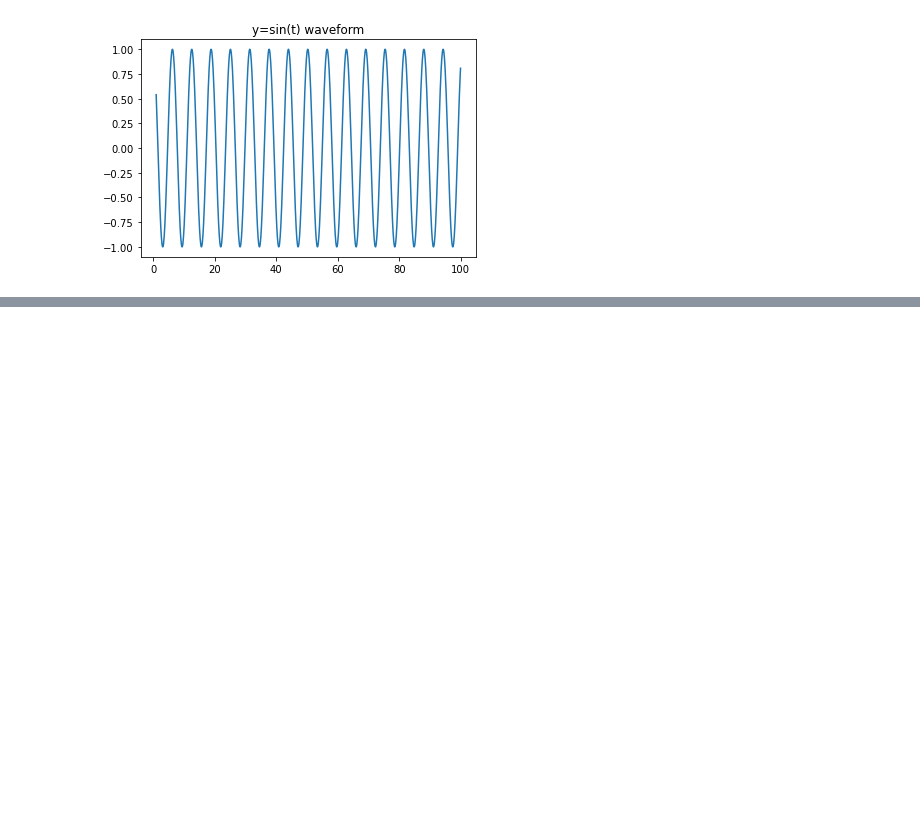
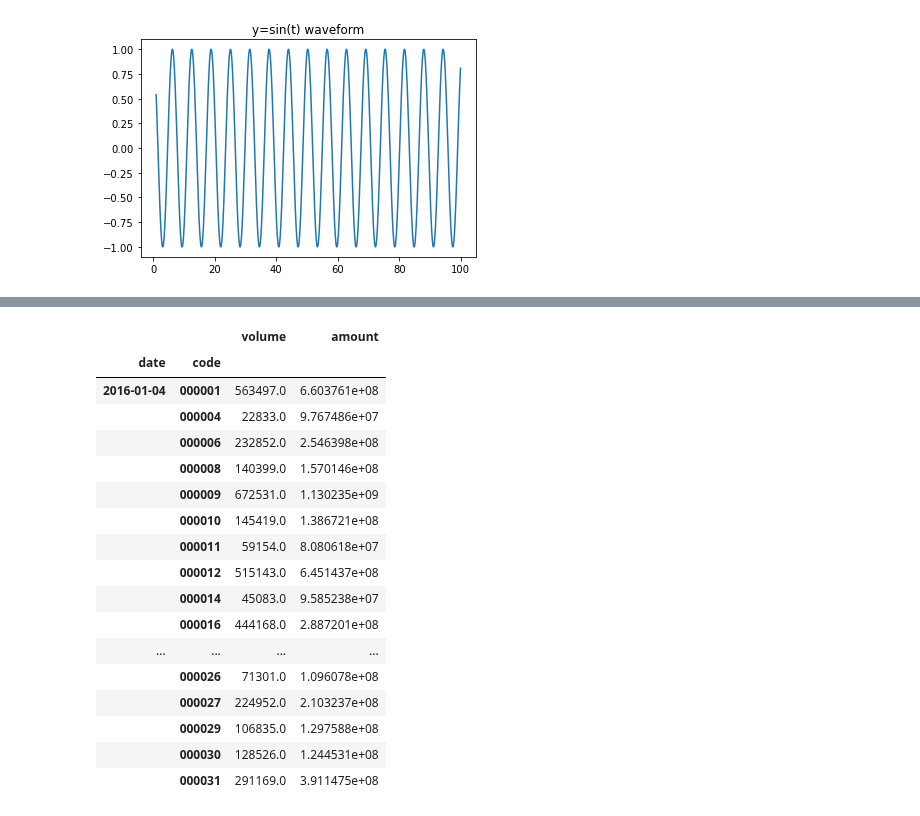
Before and after one commit to kaikai03/IndicatorLab, a Jupyter notebook: ind/Ind_LSTM.ipynb, the cells around one changed output, grey strips where cells are left out. Saved outputs shown, nothing was run; the diff lists cells and outputs as text; code cells hidden in the pictures; blank space fills up the shorter version.

```diff
--- a/ind/Ind_LSTM.ipynb
+++ b/ind/Ind_LSTM.ipynb
@@ -285,0 +286,21 @@ validate loss: 20.95106 ,avg loss: 0.41902119
+# %%
+data_.iloc[0:20][['volume','amount']]
+# %% [output]
+|  |  | volume | amount |
+| date | code |  |  |
+| 2016-01-04 | 000001 | 563497.0 | 6.603761e+08 |
+|  | 000004 | 22833.0 | 9.767486e+07 |
+|  | 000006 | 232852.0 | 2.546398e+08 |
+|  | 000008 | 140399.0 | 1.570146e+08 |
+|  | 000009 | 672531.0 | 1.130235e+09 |
+|  | 000010 | 145419.0 | 1.386721e+08 |
+|  | 000011 | 59154.0 | 8.080618e+07 |
+|  | 000012 | 515143.0 | 6.451437e+08 |
+|  | 000014 | 45083.0 | 9.585238e+07 |
+|  | 000016 | 444168.0 | 2.887201e+08 |
+| ... | ... | ... | ... |
+|  | 000026 | 71301.0 | 1.096078e+08 |
+|  | 000027 | 224952.0 | 2.103237e+08 |
+|  | 000029 | 106835.0 | 1.297588e+08 |
+|  | 000030 | 128526.0 | 1.244531e+08 |
+|  | 000031 | 291169.0 | 3.911475e+08 |
```
Also changed, not shown: parts of 2 cells of this notebook, 2 other files.
